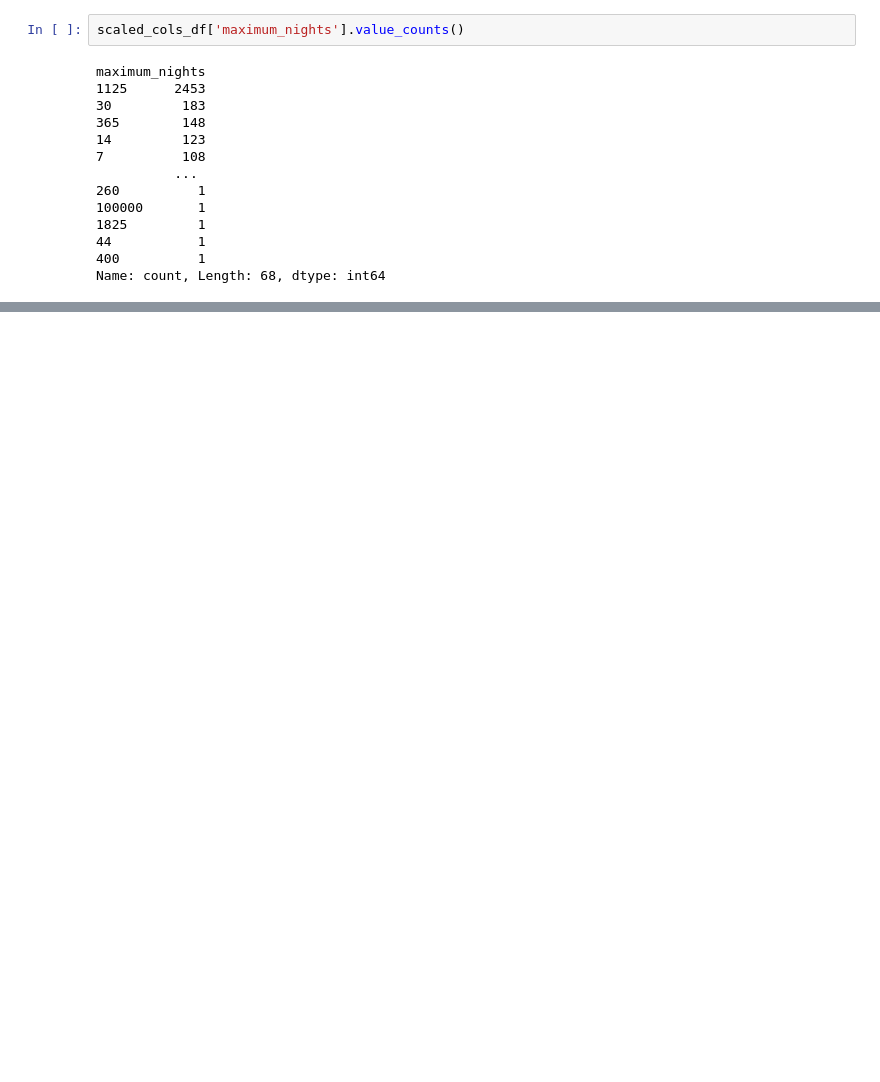
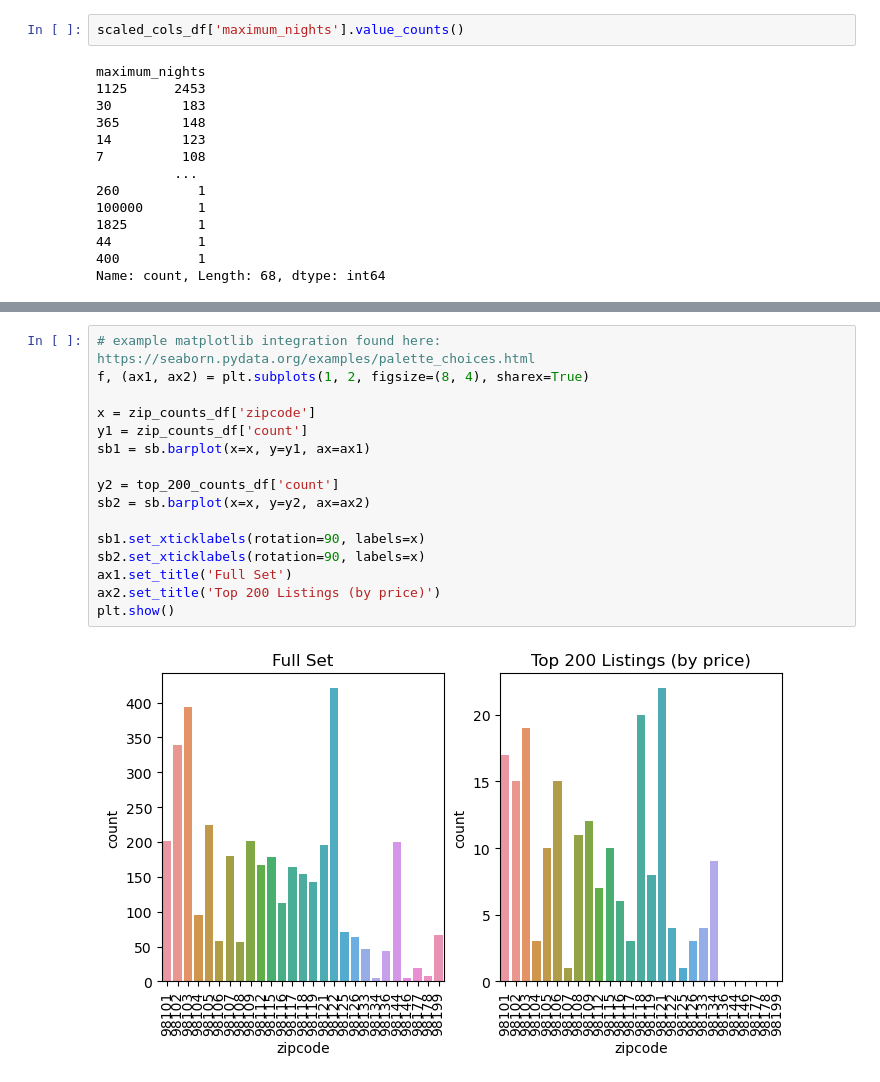
Before and after one commit to kcelik369/Project3_Team7, a Jupyter notebook: seaborn.ipynb, the cells around one changed output, grey strips where cells are left out. Cells and saved outputs as stored; diff of their text form; blank space fills up the shorter version.

```diff
--- a/seaborn.ipynb
+++ b/seaborn.ipynb
@@ -161,0 +215,18 @@ for axis in ax:
+# %%
+# example matplotlib integration found here: https://seaborn.pydata.org/examples/palette_choices.html
+f, (ax1, ax2) = plt.subplots(1, 2, figsize=(8, 4), sharex=True)
+
+x = zip_counts_df['zipcode']
+y1 = zip_counts_df['count']
+sb1 = sb.barplot(x=x, y=y1, ax=ax1)
+
+y2 = top_200_counts_df['count']
+sb2 = sb.barplot(x=x, y=y2, ax=ax2)
+
+sb1.set_xticklabels(rotation=90, labels=x)
+sb2.set_xticklabels(rotation=90, labels=x)
+ax1.set_title('Full Set')
+ax2.set_title('Top 200 Listings (by price)')
+plt.show()
+# %% [output]
+[figure, added]
```
Also changed, not shown: parts of 12 cells of this notebook, 2 other files.
